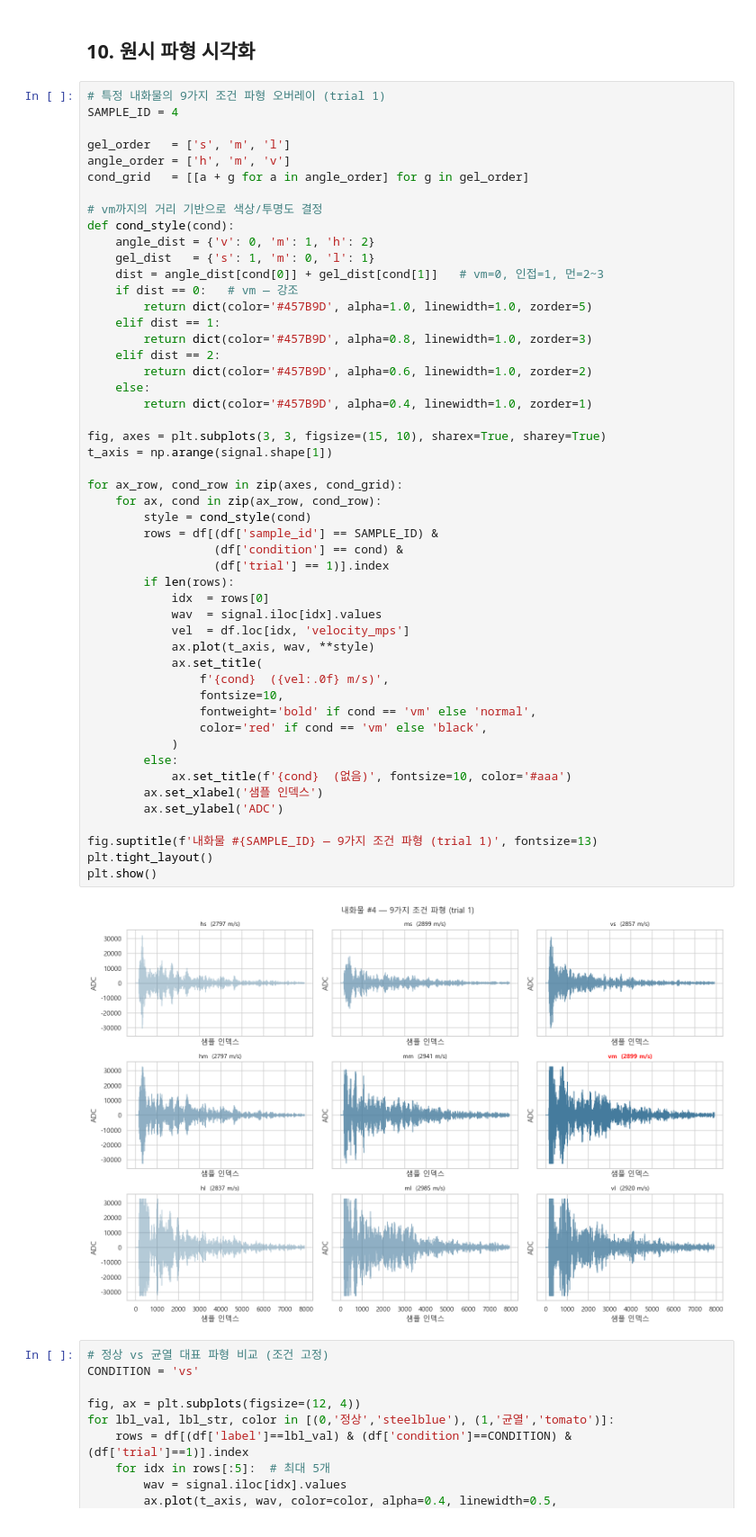
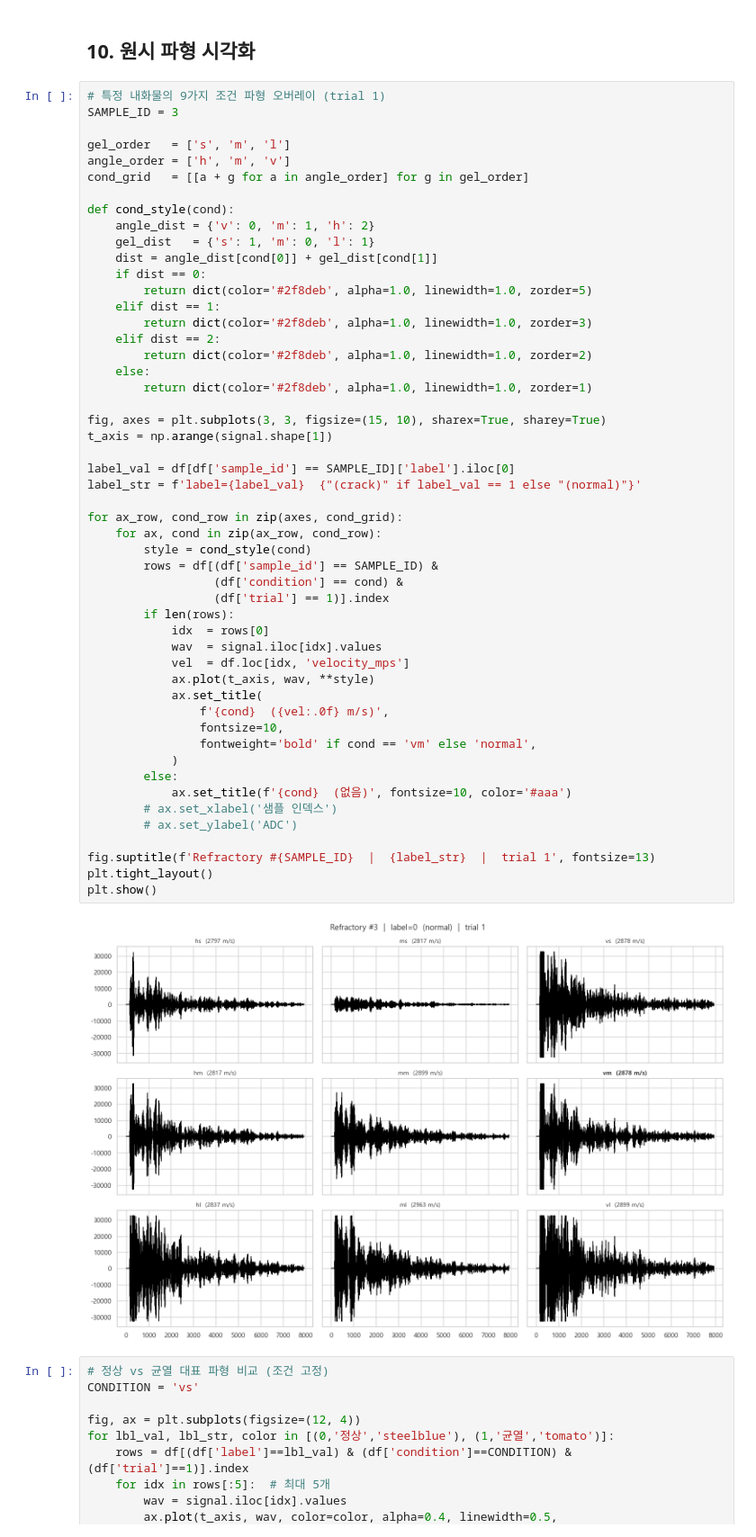
Before and after one commit to kkumiway/refractory_operator_dependent, a Jupyter notebook: eda.ipynb, the cells around one changed output. Shown at 90% size. Cells and saved outputs as stored; diff of their text form.

```diff
--- a/eda.ipynb
+++ b/eda.ipynb
@@ -470,56 +470,57 @@ max       1388.0  312.8
 ## 10. 원시 파형 시각화
 # %%
 # 특정 내화물의 9가지 조건 파형 오버레이 (trial 1)
-SAMPLE_ID = 4
+SAMPLE_ID = 3
 
 gel_order   = ['s', 'm', 'l']
 angle_order = ['h', 'm', 'v']
 cond_grid   = [[a + g for a in angle_order] for g in gel_order]
 
-# vm까지의 거리 기반으로 색상/투명도 결정
 def cond_style(cond):
     angle_dist = {'v': 0, 'm': 1, 'h': 2}
     gel_dist   = {'s': 1, 'm': 0, 'l': 1}
-    dist = angle_dist[cond[0]] + gel_dist[cond[1]]   # vm=0, 인접=1, 먼=2~3
-    if dist == 0:   # vm — 강조
-        return dict(color='#457B9D', alpha=1.0, linewidth=1.0, zorder=5)
+    dist = angle_dist[cond[0]] + gel_dist[cond[1]]
+    if dist == 0:
+        return dict(color='#2f8deb', alpha=1.0, linewidth=1.0, zorder=5)
     elif dist == 1:
-        return dict(color='#457B9D', alpha=0.8, linewidth=1.0, zorder=3)
+        return dict(color='#2f8deb', alpha=1.0, linewidth=1.0, zorder=3)
     elif dist == 2:
-        return dict(color='#457B9D', alpha=0.6, linewidth=1.0, zorder=2)
+        return dict(color='#2f8deb', alpha=1.0, linewidth=1.0, zorder=2)
     else:
-        return dict(color='#457B9D', alpha=0.4, linewidth=1.0, zorder=1)
+        return dict(color='#2f8deb', alpha=1.0, linewidth=1.0, zorder=1)
 
 fig, axes = plt.subplots(3, 3, figsize=(15, 10), sharex=True, sharey=True)
 t_axis = np.arange(signal.shape[1])
+
+label_val = df[df['sample_id'] == SAMPLE_ID]['label'].iloc[0]
+label_str = f'label={label_val}  {"(crack)" if label_val == 1 else "(normal)"}'
 
 for ax_row, cond_row in zip(axes, cond_grid):
     for ax, cond in zip(ax_row, cond_row):
         style = cond_style(cond)
         rows = df[(df['sample_id'] == SAMPLE_ID) &
                   (df['condition'] == cond) &
                   (df['trial'] == 1)].index
         if len(rows):
             idx  = rows[0]
             wav  = signal.iloc[idx].values
             vel  = df.loc[idx, 'velocity_mps']
             ax.plot(t_axis, wav, **style)
             ax.set_title(
                 f'{cond}  ({vel:.0f} m/s)',
                 fontsize=10,
                 fontweight='bold' if cond == 'vm' else 'normal',
-                color='red' if cond == 'vm' else 'black',
             )
         else:
             ax.set_title(f'{cond}  (없음)', fontsize=10, color='#aaa')
-        ax.set_xlabel('샘플 인덱스')
-        ax.set_ylabel('ADC')
+        # ax.set_xlabel('샘플 인덱스')
+        # ax.set_ylabel('ADC')
 
-fig.suptitle(f'내화물 #{SAMPLE_ID} — 9가지 조건 파형 (trial 1)', fontsize=13)
+fig.suptitle(f'Refractory #{SAMPLE_ID}  |  {label_str}  |  trial 1', fontsize=13)
 plt.tight_layout()
 plt.show()
 # %% [output]
-[figure, old version]
+[figure, new version]
 # %%
 # 정상 vs 균열 대표 파형 비교 (조건 고정)
 CONDITION = 'vs'
```
Also changed, not shown: parts of 1 cell of this notebook, 8 other files.
